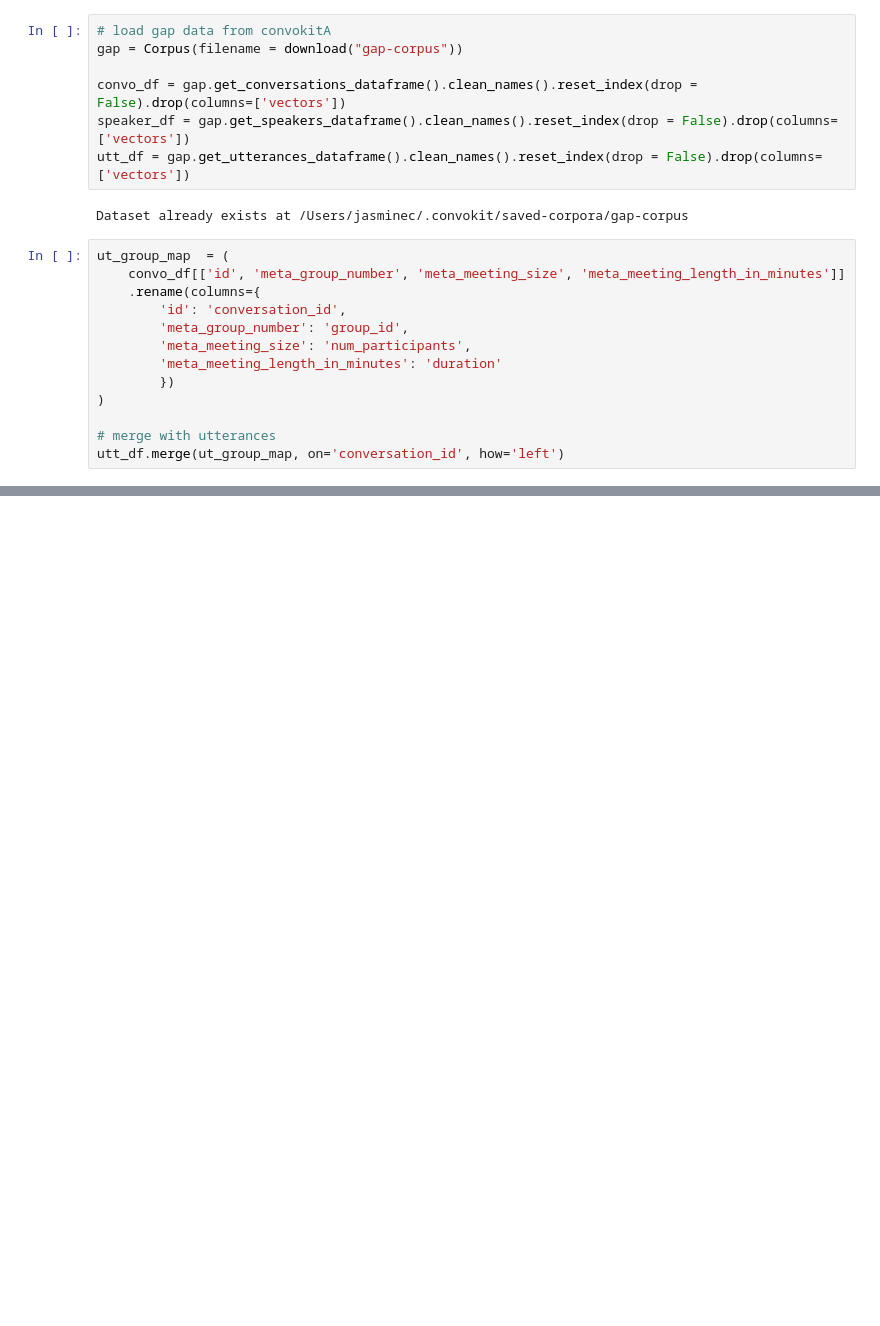
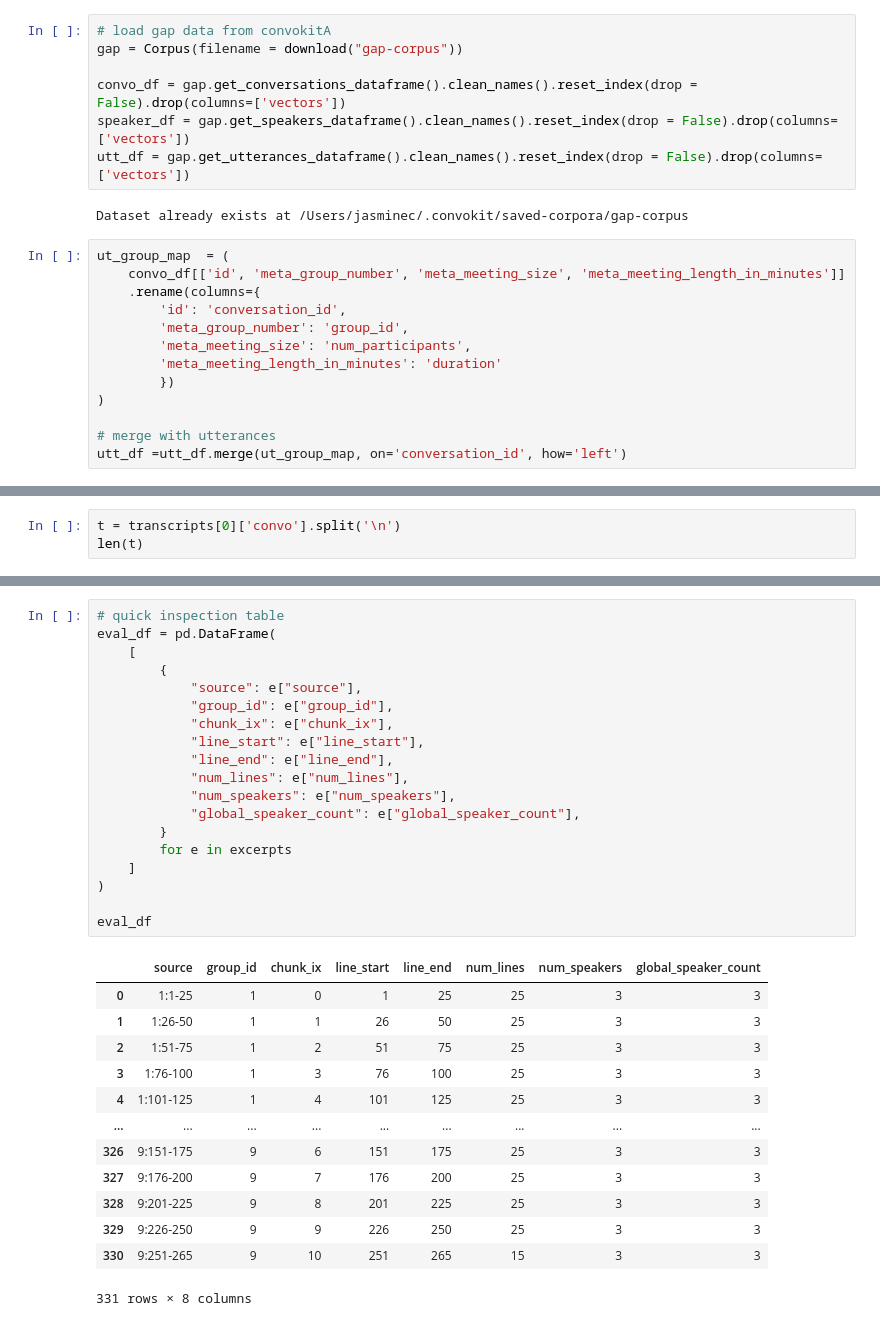
Before and after one commit to certainforest/in-context-individuation, a Jupyter notebook: scripts/gap.ipynb, the cells around one changed output, grey strips where cells are left out. Saved outputs shown, nothing was run; the diff lists cells and outputs as text; blank space fills up the shorter version.

Commit message:
upd gap chunks

```diff
--- a/scripts/gap.ipynb
+++ b/scripts/gap.ipynb
@@ -30,4 +30,4 @@ ut_group_map  = (
 )
 
 # merge with utterances
-utt_df.merge(ut_group_map, on='conversation_id', how='left')
+utt_df =utt_df.merge(ut_group_map, on='conversation_id', how='left')
@@ -196,0 +69,3 @@ Set run_model_eval=True to run the speaker-count eval routine.
+# %%
+t = transcripts[0]['convo'].split('\n')
+len(t)
@@ -196,0 +148,33 @@ Set run_model_eval=True to run the speaker-count eval routine.
+# %%
+# quick inspection table
+eval_df = pd.DataFrame(
+    [
+        {
+            "source": e["source"],
+            "group_id": e["group_id"],
+            "chunk_ix": e["chunk_ix"],
+            "line_start": e["line_start"],
+            "line_end": e["line_end"],
+            "num_lines": e["num_lines"],
+            "num_speakers": e["num_speakers"],
+            "global_speaker_count": e["global_speaker_count"],
+        }
+        for e in excerpts
+    ]
+)
+
+eval_df
+# %% [output]
+|  | source | group_id | chunk_ix | line_start | line_end | num_lines | num_speakers | global_speaker_count |
+| 0 | 1:1-25 | 1 | 0 | 1 | 25 | 25 | 3 | 3 |
+| 1 | 1:26-50 | 1 | 1 | 26 | 50 | 25 | 3 | 3 |
+| 2 | 1:51-75 | 1 | 2 | 51 | 75 | 25 | 3 | 3 |
+| 3 | 1:76-100 | 1 | 3 | 76 | 100 | 25 | 3 | 3 |
+| 4 | 1:101-125 | 1 | 4 | 101 | 125 | 25 | 3 | 3 |
+| ... | ... | ... | ... | ... | ... | ... | ... | ... |
+| 326 | 9:151-175 | 9 | 6 | 151 | 175 | 25 | 3 | 3 |
+| 327 | 9:176-200 | 9 | 7 | 176 | 200 | 25 | 3 | 3 |
+| 328 | 9:201-225 | 9 | 8 | 201 | 225 | 25 | 3 | 3 |
+| 329 | 9:226-250 | 9 | 9 | 226 | 250 | 25 | 3 | 3 |
+| 330 | 9:251-265 | 9 | 10 | 251 | 265 | 15 | 3 | 3 |
+331 rows × 8 columns
```
Also changed, not shown: parts of 8 cells of this notebook, 1 other file.
